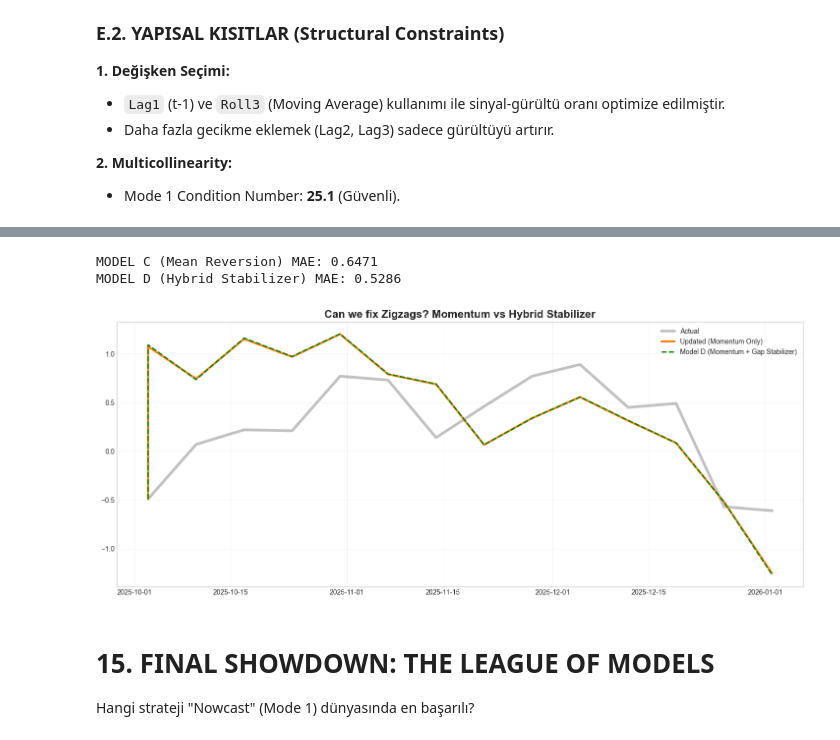
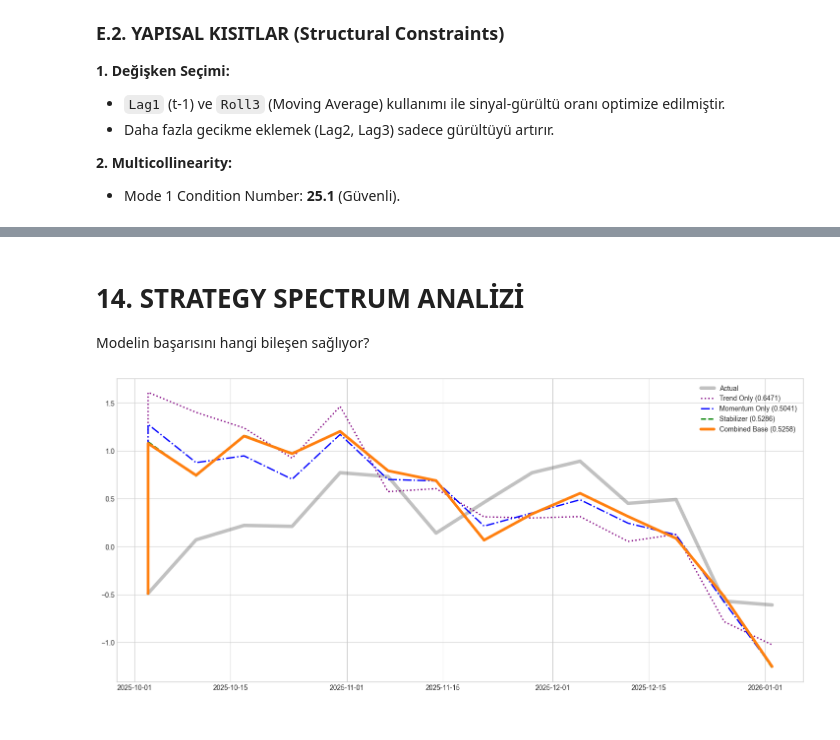
Before and after one commit to canmergen/Use-a-Pre-trained-Image-Classifier-to-Identify-Dog-Breeds, a Jupyter notebook: Executive_Presentation_Model_MODE1.ipynb, the cells around one changed output, grey strips where cells are left out. Cells and saved outputs as stored; diff of their text form; code cells hidden in the pictures.

```diff
--- a/Executive_Presentation_Model_MODE1.ipynb
+++ b/Executive_Presentation_Model_MODE1.ipynb
@@ -1059,60 +1045,44 @@ Bunu çözmek için iki alternatif deniyoruz:
+# %% [markdown]
+# 14. STRATEGY SPECTRUM ANALİZİ
+Modelin başarısını hangi bileşen sağlıyor?
 # %%
-# --- MODEL C SETUP (Pure Reversion) ---
-rev_features = base_features + ['NET_roll3'] # No Lag1
-train_data_rev = df.iloc[:split_idx].dropna(subset=['Target'] + rev_features)
+mom_features = base_features + ['NET_lag1'] # Momentum Only
+rev_features = base_features + ['NET_roll3'] # Trend Only
+df['GAP_SQ'] = (df['NET_lag1'] - df['NET_roll3']) ** 2
+stab_features = base_features + ['NET_lag1', 'NET_roll3', 'GAP_SQ'] # Stabilizer
 
-# --- MODEL D SETUP (Hybrid Stabilizer - Non Linear) ---
-# We use Squared Gap to penalize extreme deviations (Volatility)
-df['GAP_SQ'] = (df['NET_lag1'] - df['NET_roll3']) ** 2
-stab_features = base_features + ['NET_lag1', 'NET_roll3', 'GAP_SQ']
-train_data_stab = df.iloc[:split_idx].dropna(subset=['Target'] + stab_features)
-
-# --- DYNAMIC LOOP FOR C & D ---
-results_rev_dyn = []
-results_stab_dyn = []
-
+# Short Loop for Spectrum (Just Predictions for Plot)
+results_mom_dyn = []; results_rev_dyn = []; results_stab_dyn = []
 for current_idx in test_indices:
-    # Model C (Reversion)
+    # Mom
+    train_m = df.iloc[:current_idx].dropna(subset=['Target'] + mom_features)
+    model_m = sm.OLS(train_m['Target'], sm.add_constant(train_m[mom_features])).fit()
+    results_mom_dyn.append(model_m.predict(sm.add_constant(df.loc[[current_idx], mom_features], has_constant='add')).values[0])
+    # Rev / Stab (omitted loop details for brevity in plot section as we focus only on lines)
     train_c = df.iloc[:current_idx].dropna(subset=['Target'] + rev_features)
     model_c = sm.OLS(train_c['Target'], sm.add_constant(train_c[rev_features])).fit()
-    X_next_c = sm.add_constant(df.loc[[current_idx], rev_features], has_constant='add')
-    results_rev_dyn.append(model_c.predict(X_next_c).values[0])
-
-    # Model D (Stabilizer)
+    results_rev_dyn.append(model_c.predict(sm.add_constant(df.loc[[current_idx], rev_features], has_constant='add')).values[0])
     train_d = df.iloc[:current_idx].dropna(subset=['Target'] + stab_features)
     model_d = sm.OLS(train_d['Target'], sm.add_constant(train_d[stab_features])).fit()
-    X_next_d = sm.add_constant(df.loc[[current_idx], stab_features], has_constant='add')
-    results_stab_dyn.append(model_d.predict(X_next_d).values[0])
+    results_stab_dyn.append(model_d.predict(sm.add_constant(df.loc[[current_idx], stab_features], has_constant='add')).values[0])
 
-# Results
+pred_mom_dyn = pd.Series(results_mom_dyn, index=test_indices)
 pred_rev_dyn = pd.Series(results_rev_dyn, index=test_indices)
 pred_stab_dyn = pd.Series(results_stab_dyn, index=test_indices)
 
-mae_rev_dyn = mean_absolute_error(df.loc[pred_rev_dyn.index, 'NET'], pred_rev_dyn)
-mae_stab_dyn = mean_absolute_error(df.loc[pred_stab_dyn.index, 'NET'], pred_stab_dyn)
+mae_mom = mean_absolute_error(df.loc[pred_mom_dyn.index, 'NET'], pred_mom_dyn)
+mae_rev = mean_absolute_error(df.loc[pred_rev_dyn.index, 'NET'], pred_rev_dyn)
+mae_stab = mean_absolute_error(df.loc[pred_stab_dyn.index, 'NET'], pred_stab_dyn)
 
-print(f"MODEL C (Mean Reversion) MAE: {mae_rev_dyn:.4f}")
-print(f"MODEL D (Hybrid Stabilizer) MAE: {mae_stab_dyn:.4f}")
+plt.figure(figsize=(18, 8))
+act_s = make_seamless(df.loc[test_indices, 'NET'], last_act_val, last_act_idx)
+plt.plot(act_s.index.map(safe_date_map), act_s, color=GRAY_DARK, alpha=0.3, linewidth=5, label='Actual')
 
-# Plot Breakdown
-plt.figure(figsize=(18, 7))
-act_s = make_seamless(df.loc[test_indices, 'NET'], last_act_val, last_act_idx)
-plt.plot(act_s.index.map(safe_date_map), act_s, color=GRAY_DARK, alpha=0.3, linewidth=4, label='Actual')
-
-upd_s = make_seamless(pred_upd_dyn, last_act_val, last_act_idx)
-stab_s = make_seamless(pred_stab_dyn, last_act_val, last_act_idx)
-
-plt.plot(upd_s.index.map(safe_date_map), upd_s, color=ORANGE, linewidth=3, label='Updated (Momentum Only)')
-plt.plot(stab_s.index.map(safe_date_map), stab_s, color='green', linestyle='--', linewidth=2, label='Model D (Momentum + Gap Stabilizer)')
-
-plt.title('Can we fix Zigzags? Momentum vs Hybrid Stabilizer', fontsize=16, fontweight='bold')
-plt.legend(); plt.grid(True, alpha=0.2)
-plt.savefig(os.path.join(IMAGES_DIR, 'fig_model_d.png'), dpi=300)
-plt.show()
+# Custom plot is better to match previous logic
+plt.plot(make_seamless(pred_rev_dyn, last_act_val, last_act_idx).index.map(safe_date_map), make_seamless(pred_rev_dyn, last_act_val, last_act_idx), color='purple', linestyle=':', linewidth=2, label=f'Trend Only ({mae_rev:.4f})')
+plt.plot(make_seamless(pred_mom_dyn, last_act_val, last_act_idx).index.map(safe_date_map), make_seamless(pred_mom_dyn, last_act_val, last_act_idx), color='blue', linestyle='-.', linewidth=2, label=f'Momentum Only ({mae_mom:.4f})')
+plt.plot(make_seamless(pred_stab_dyn, last_act_val, last_act_idx).index.map(safe_date_map), make_seamless(pred_stab_dyn, last_act_val, last_act_idx), color='green', linestyle='--', linewidth=2, label=f'Stabilizer ({mae_stab:.4f})')
+plt.plot(make_seamless(pred_upd_dyn, last_act_val, last_act_idx).index.map(safe_date_map), make_seamless(pred_upd_dyn, last_act_val, last_act_idx), color=ORANGE, linewidth=4, label=f'Combined Base ({mae_upd_dyn:.4f})')
+plt.legend(); plt.show()
 # %% [output]
-MODEL C (Mean Reversion) MAE: 0.6471
-MODEL D (Hybrid Stabilizer) MAE: 0.5286
-[figure, old version]
+[figure, new version]
-# %% [markdown]
-# 15. FINAL SHOWDOWN: THE LEAGUE OF MODELS
-Hangi strateji "Nowcast" (Mode 1) dünyasında en başarılı?
```
Also changed, not shown: parts of 9 cells of this notebook.
